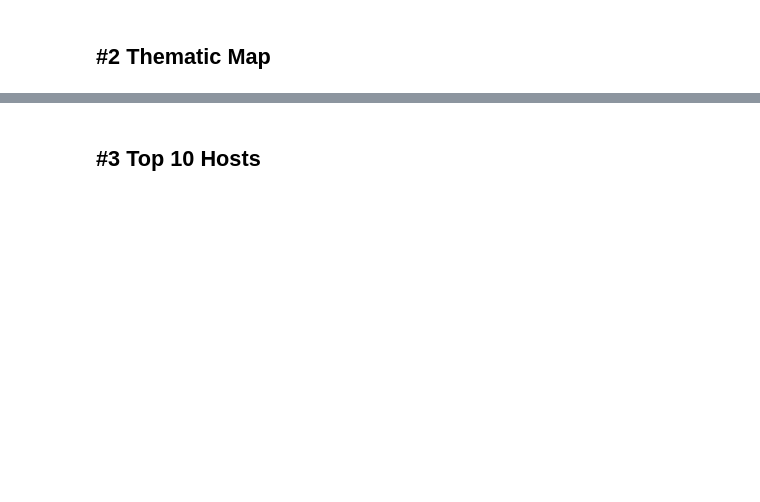
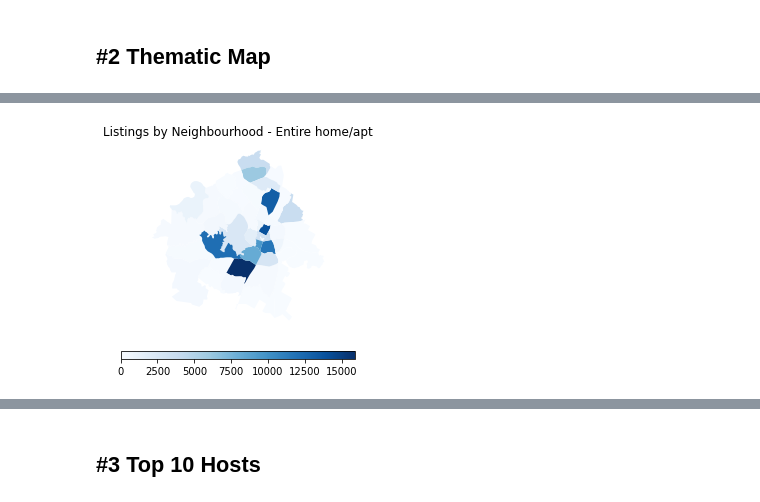
Before and after one commit to Stellarator-X/austin-listings, a Jupyter notebook: analysis.ipynb, the cells around one changed output, grey strips where cells are left out. Cells and saved outputs as stored; diff of their text form; code cells hidden in the pictures; blank space fills up the shorter version.

```diff
--- a/analysis.ipynb
+++ b/analysis.ipynb
@@ -80,0 +105,26 @@ len(list(geoframe['neighbourhood']))
+# %%
+# Getting listings by room_type
+# Room types - ['Entire home/apt' 'Hotel room' 'Private room' 'Shared room']
+nbd_entire = nbd_hotel = nbd_private = nbd_shared = {nbd:0 for nbd in unique_neighbourhoods}
+for i, lst in enumerate(listings_count):
+    # print(room_types[i])
+    if room_types[i] == "Entire home/apt":
+        nbd_entire[neighbourhoods[i]] += lst
+        continue
+    elif room_types[i] == "Hotel room":
+        nbd_hotel[neighbourhoods[i]] += lst
+        continue
+    elif room_types[i] == "Private room":
+        nbd_private[neighbourhoods[i]] += lst
+        continue
+    elif room_types[i] == "Shared room":
+        nbd_shared[neighbourhoods[i]] += lst
+        continue
+
+geoframe['lst_entire'] = [nbd_entire[int(nbd)] for nbd in list(geoframe['neighbourhood'])]
+geoframe['lst_hotel'] = [nbd_hotel[int(nbd)] for nbd in list(geoframe['neighbourhood'])]
+geoframe['lst_private'] = [nbd_private[int(nbd)] for nbd in list(geoframe['neighbourhood'])]
+geoframe['lst_shared'] = [nbd_shared[int(nbd)] for nbd in list(geoframe['neighbourhood'])]
+
+
+geoframe.head()
@@ -80,0 +138,12 @@ len(list(geoframe['neighbourhood']))
+# %%
+geoframe.plot(column='lst_entire', cmap='Blues')
+plt.axis("off")
+plt.title("Listings by Neighbourhood - Entire home/apt")
+sm = plt.cm.ScalarMappable(cmap='Blues', norm=plt.Normalize(vmin=0, vmax=15938))
+# empty array for the data range
+sm.set_array([])
+plt.colorbar(sm, orientation="horizontal", fraction=0.036, pad=0.1, aspect = 30)
+plt.savefig("maps/lst_entire.png", dpi=300)
+plt.show()
+# %% [output]
+[figure, added]
```
Also changed, not shown: parts of 13 cells of this notebook, 5 other files.
